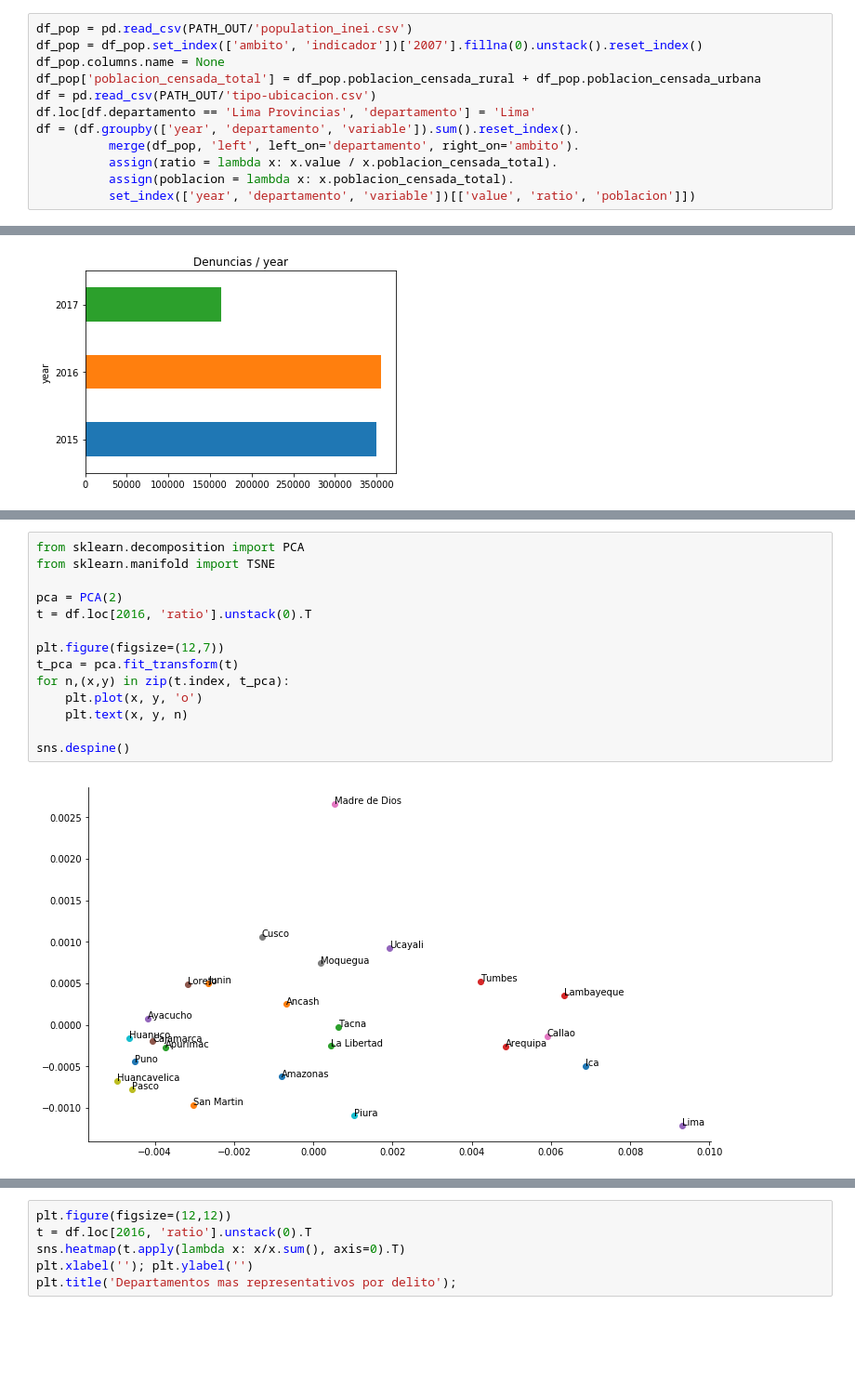
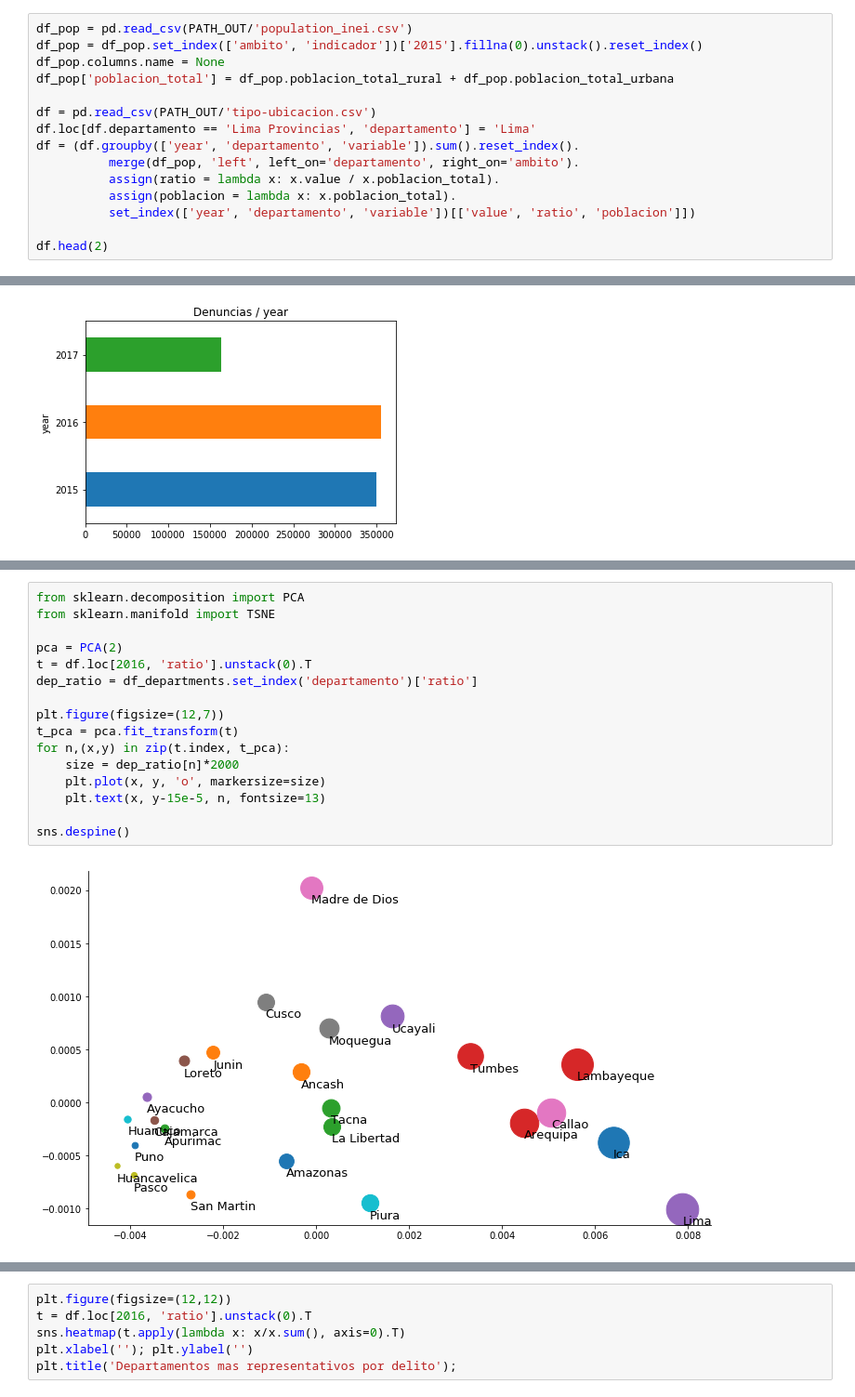
Before and after one commit to renato145/peru-stats, a Jupyter notebook: delitos.ipynb, the cells around one changed output, grey strips where cells are left out. Shown at 93% size. Saved outputs shown, nothing was run; the diff lists cells and outputs as text; blank space fills up the shorter version.

Commit message:
delitos plots

```diff
--- a/delitos.ipynb
+++ b/delitos.ipynb
@@ -72,13 +62,16 @@ df.head(2)
 # Views
 # %%
 df_pop = pd.read_csv(PATH_OUT/'population_inei.csv')
-df_pop = df_pop.set_index(['ambito', 'indicador'])['2007'].fillna(0).unstack().reset_index()
+df_pop = df_pop.set_index(['ambito', 'indicador'])['2015'].fillna(0).unstack().reset_index()
 df_pop.columns.name = None
-df_pop['poblacion_censada_total'] = df_pop.poblacion_censada_rural + df_pop.poblacion_censada_urbana
+df_pop['poblacion_total'] = df_pop.poblacion_total_rural + df_pop.poblacion_total_urbana
+
 df = pd.read_csv(PATH_OUT/'tipo-ubicacion.csv')
 df.loc[df.departamento == 'Lima Provincias', 'departamento'] = 'Lima'
 df = (df.groupby(['year', 'departamento', 'variable']).sum().reset_index().
           merge(df_pop, 'left', left_on='departamento', right_on='ambito').
-          assign(ratio = lambda x: x.value / x.poblacion_censada_total).
-          assign(poblacion = lambda x: x.poblacion_censada_total).
+          assign(ratio = lambda x: x.value / x.poblacion_total).
+          assign(poblacion = lambda x: x.poblacion_total).
           set_index(['year', 'departamento', 'variable'])[['value', 'ratio', 'poblacion']])
+
+df.head(2)
@@ -140,19 +138,21 @@ sns.despine()
 # %%
 from sklearn.decomposition import PCA
 from sklearn.manifold import TSNE
 
 pca = PCA(2)
 t = df.loc[2016, 'ratio'].unstack(0).T
+dep_ratio = df_departments.set_index('departamento')['ratio']
 
 plt.figure(figsize=(12,7))
 t_pca = pca.fit_transform(t)
 for n,(x,y) in zip(t.index, t_pca):
-    plt.plot(x, y, 'o')
-    plt.text(x, y, n)
+    size = dep_ratio[n]*2000
+    plt.plot(x, y, 'o', markersize=size)
+    plt.text(x, y-15e-5, n, fontsize=13)
 
 sns.despine()
 # %% [output]
-[figure, old version]
+[figure, new version]
 # %%
 plt.figure(figsize=(12,12))
 sns.heatmap(t.T)
```
Also changed, not shown: parts of 8 cells of this notebook, 13 other files.
